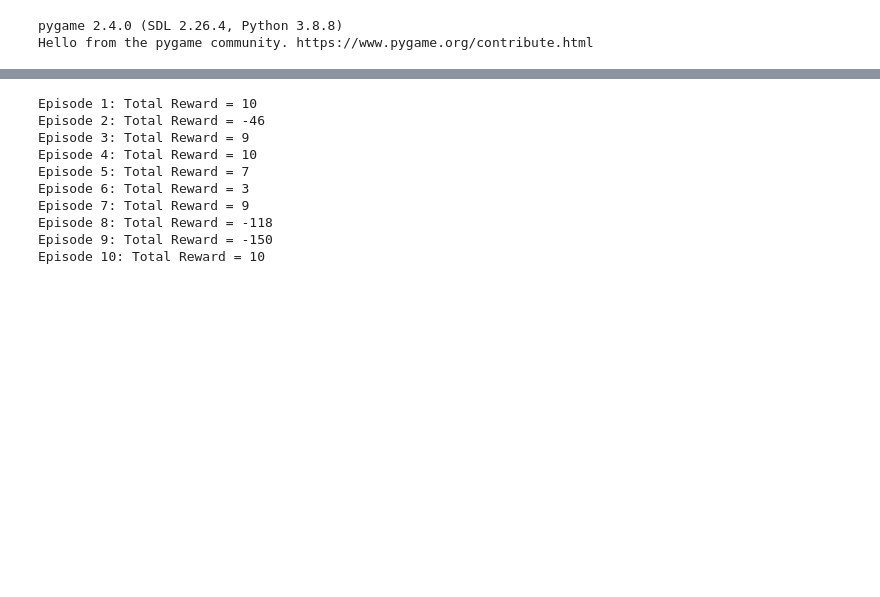
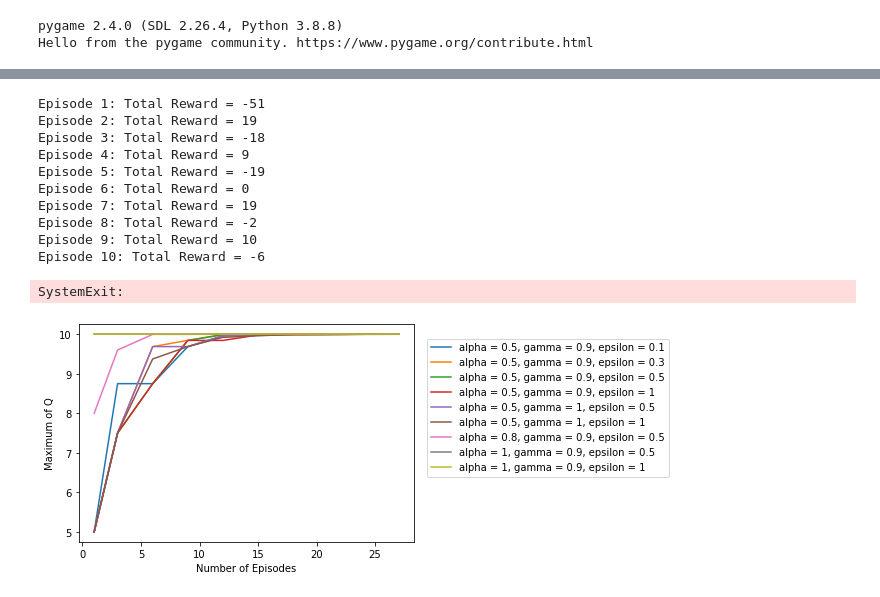
Before and after one commit to AditiRupade/Learning-shortcuts-in-chemical-space-using-Reinforcement-Learning, a Jupyter notebook: Reinforcment_Learning_Model_for_Maze.ipynb, the cells around one changed output, grey strips where cells are left out. Saved outputs shown, nothing was run; the diff lists cells and outputs as text; code cells hidden in the pictures; blank space fills up the shorter version.

```diff
--- a/Reinforcment_Learning_Model_for_Maze.ipynb
+++ b/Reinforcment_Learning_Model_for_Maze.ipynb
@@ -36,12 +46,12 @@ Q = np.zeros((maze.shape[0], maze.shape[1], 4))
 # Define the rewards for each state
 rewards = {
     0: -1,   # Maze cell
-    1: -1,   # Wall
+    1: -2,   # Wall
     2: 10    # Goal
 }
 # %%
 # Define a function to choose an action using the epsilon-greedy policy
-def choose_action(state):
+def choose_action(state, epsilon):
     if np.random.random() < epsilon:
         # Choose a random action
         return actions[np.random.randint(0, len(actions))]
@@ -50,7 +60,7 @@ def choose_action(state):
         return actions[np.argmax(Q[state[0], state[1]])]
 # %%
 # Define a function to update the Q-value using SARSA
-def update_q_value(state, action, reward, next_state, next_action):
+def update_q_value(state, action, reward, next_state, next_action, alpha, gamma):
     # Calculate the TD error
     td_error = reward + gamma * Q[next_state[0], next_state[1], actions.index(next_action)] - Q[state[0], state[1], actions.index(action)]
 
@@ -194,7 +185,7 @@ clock = pygame.time.Clock()
 
 # Test the agent for the specified number of episodes
 for i in range(10):
-    total_reward = run_episode(training=False)
+    total_reward = run_episode(alpha, gamma, epsilon, training=False)
 
     # Print the total reward for the episode
     print(f"Episode {i+1}: Total Reward = {total_reward}")
@@ -212,13 +203,43 @@ while True:
             pygame.quit()
             sys.exit()
 # %% [output]
-Episode 1: Total Reward = 10
-Episode 2: Total Reward = -46
-Episode 3: Total Reward = 9
-Episode 4: Total Reward = 10
-Episode 5: Total Reward = 7
-Episode 6: Total Reward = 3
-Episode 7: Total Reward = 9
-Episode 8: Total Reward = -118
-Episode 9: Total Reward = -150
-Episode 10: Total Reward = 10
+Episode 1: Total Reward = -51
+Episode 2: Total Reward = 19
+Episode 3: Total Reward = -18
+Episode 4: Total Reward = 9
+Episode 5: Total Reward = -19
+Episode 6: Total Reward = 0
+Episode 7: Total Reward = 19
+Episode 8: Total Reward = -2
+Episode 9: Total Reward = 10
+Episode 10: Total Reward = -6
+SystemExit:
+# %%
+num_of_episodes = np.arange(0,30,3)
+num_of_episodes[0] = 1
+max_Q = np.zeros(len(num_of_episodes), dtype=float)
+
+alpha = [0.5,0.5,0.5,0.5,0.5,0.5,0.8,1,1]
+gamma = [0.9,0.9,0.9,0.9,1,1,0.9,0.9,0.9]
+epsilon = [0.1,0.3,0.5,1,0.5,1,0.5,0.5,1]
+
+plt.figure()
+for m in range(len(alpha)):
+    for i in range(len(num_of_episodes)):
+        # Initialize the Q-matrix with zeros
+        Q = np.zeros((maze.shape[0], maze.shape[1], 4))
+
+        # Train the agent for the specified number of episodes
+        for j in range(num_of_episodes[i]):
+            _ = run_episode(alpha[m], gamma[m], epsilon[m], training=True)
+
+        #Get maximum value of Q
+        max_Q[i] = Q.max()
+    plt.plot(num_of_episodes, max_Q, label = 'alpha = {}, gamma = {}, epsilon = {}'.format(alpha[m], gamma[m], epsilon[m]))
+
+plt.legend(loc=(1.04,0.3))
+plt.xlabel('Number of Episodes')
+plt.ylabel('Maximum of Q')
+plt.show()
+# %% [output]
+[figure, added]
```
Also changed, not shown: parts of 10 cells of this notebook.
